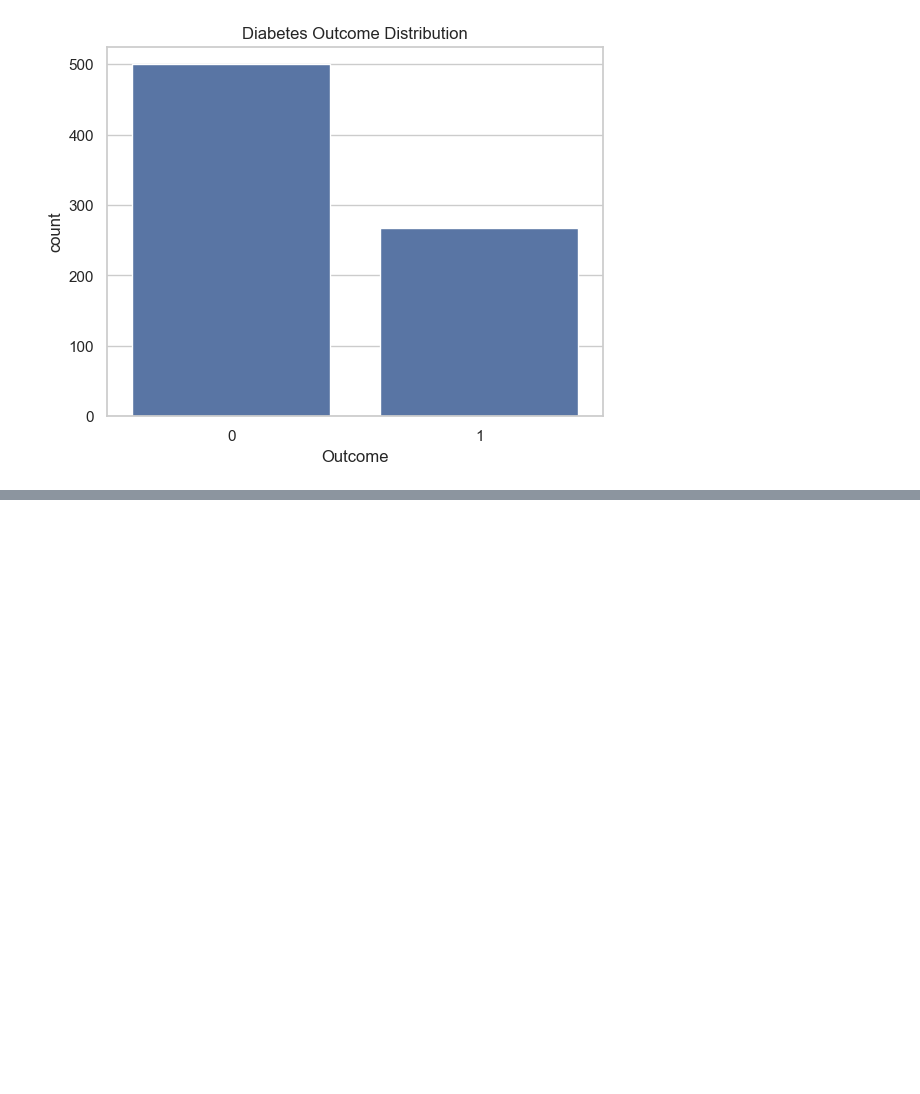
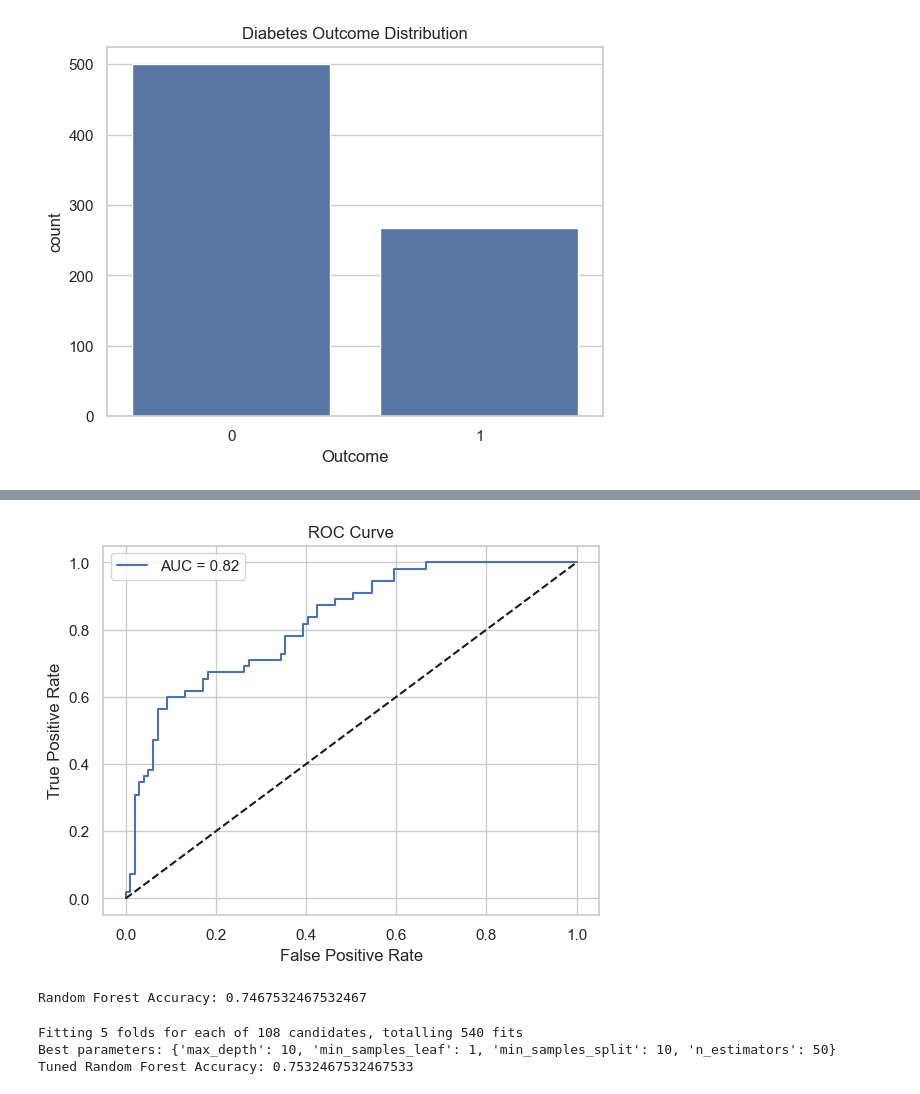
Before and after one commit to Rajarshi-Baral/Diabetes-Prediction-ML, a Jupyter notebook: code/01_data_cleaning_and_exploration.ipynb, the cells around one changed output, grey strips where cells are left out. Cells and saved outputs as stored; diff of their text form; code cells hidden in the pictures; blank space fills up the shorter version.

```diff
--- a/code/01_data_cleaning_and_exploration.ipynb
+++ b/code/01_data_cleaning_and_exploration.ipynb
@@ -83,0 +134,63 @@ plt.show()
+# %%
+from sklearn.metrics import roc_curve, roc_auc_score
+
+y_probs = model.predict_proba(X_test)[:,1]  # Probability estimates for positive class
+fpr, tpr, thresholds = roc_curve(y_test, y_probs)
+auc_score = roc_auc_score(y_test, y_probs)
+
+plt.plot(fpr, tpr, label=f'AUC = {auc_score:.2f}')
+plt.plot([0,1], [0,1], 'k--')  # Diagonal line for random guess
+plt.xlabel('False Positive Rate')
+plt.ylabel('True Positive Rate')
+plt.title('ROC Curve')
+plt.legend()
+plt.show()
+# %% [output]
+[figure, added]
+# %%
+from sklearn.ensemble import RandomForestClassifier
+
+rf_model = RandomForestClassifier(random_state=42)
+rf_model.fit(X_train, y_train)
+y_pred_rf = rf_model.predict(X_test)
+
+print("Random Forest Accuracy:", accuracy_score(y_test, y_pred_rf))
+# %% [output]
+Random Forest Accuracy: 0.7467532467532467
+# %%
+from sklearn.model_selection import GridSearchCV
+from sklearn.ensemble import RandomForestClassifier
+
+# Define the model
+rf = RandomForestClassifier(random_state=42)
+
+# Define parameters to try
+param_grid = {
+    'n_estimators': [50, 100, 200],      # number of trees
+    'max_depth': [None, 10, 20, 30],     # max depth of trees
+    'min_samples_split': [2, 5, 10],     # minimum samples to split a node
+    'min_samples_leaf': [1, 2, 4]        # minimum samples at a leaf node
+}
+
+# Create GridSearchCV object
+grid_search = GridSearchCV(estimator=rf, param_grid=param_grid,
+                           cv=5, n_jobs=-1, verbose=2, scoring='accuracy')
+
+# Fit to training data (this will take some time)
+grid_search.fit(X_train, y_train)
+
+# Best parameters found
+print("Best parameters:", grid_search.best_params_)
+
+# Best model after tuning
+best_rf = grid_search.best_estimator_
+
+# Evaluate on test data
+y_pred_best = best_rf.predict(X_test)
+
+from sklearn.metrics import accuracy_score
+print("Tuned Random Forest Accuracy:", accuracy_score(y_test, y_pred_best))
+# %% [output]
+Fitting 5 folds for each of 108 candidates, totalling 540 fits
+Best parameters: {'max_depth': 10, 'min_samples_leaf': 1, 'min_samples_split': 10, 'n_estimators': 50}
+Tuned Random Forest Accuracy: 0.7532467532467533
```
Also changed, not shown: parts of 6 cells of this notebook, 1 other file.
